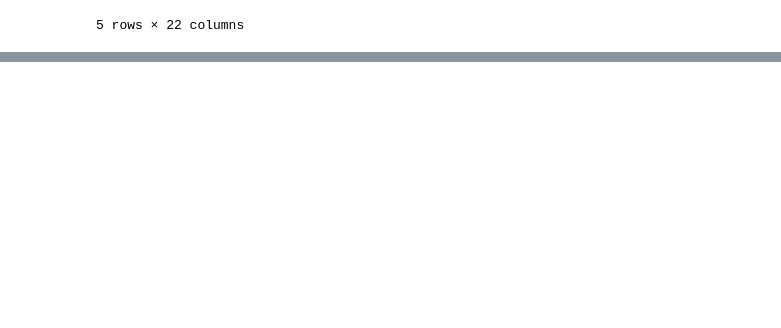
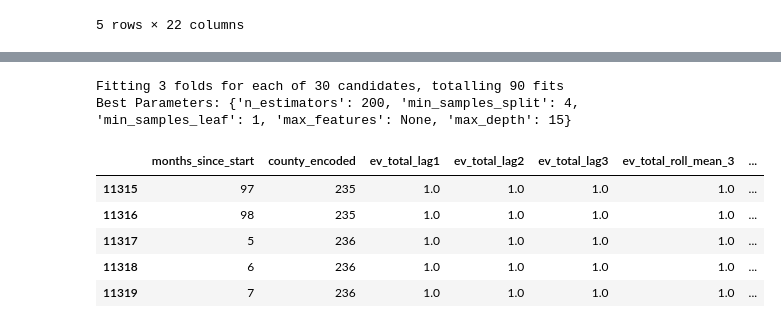
Before and after one commit to VijayKumar203/EV-Charging-Demand-Predictor, a Jupyter notebook: Week-2/EV_Charging_Demand_Prediction.ipynb, the cells around one changed output, grey strips where cells are left out. Cells and saved outputs as stored; diff of their text form; code cells hidden in the pictures; blank space fills up the shorter version.

```diff
--- a/Week-2/EV_Charging_Demand_Prediction.ipynb
+++ b/Week-2/EV_Charging_Demand_Prediction.ipynb
@@ -345,0 +390,34 @@ X.shape
+# %%
+# Define param distribution
+param_dist = {
+    'n_estimators': [100, 150, 200, 250],
+    'max_depth': [None, 5, 10, 15],
+    'min_samples_split': [2, 4, 6, 8],
+    'min_samples_leaf': [1, 2, 3],
+    'max_features': ['sqrt', 'log2', None]
+}
+
+# Base model
+rf = RandomForestRegressor(random_state=42)
+
+# Randomized Search
+random_search = RandomizedSearchCV(
+    estimator=rf,
+    param_distributions=param_dist,
+    n_iter=30,  # 30 random combos
+    scoring='r2',
+    cv=3,
+    n_jobs=-1,
+    verbose=1,
+    random_state=42
+)
+
+# Fit model
+random_search.fit(X_train, y_train)
+
+# Best model
+model = random_search.best_estimator_
+print("Best Parameters:", random_search.best_params_)
+# %% [output]
+Fitting 3 folds for each of 30 candidates, totalling 90 fits
+Best Parameters: {'n_estimators': 200, 'min_samples_split': 4, 'min_samples_leaf': 1, 'max_features': None, 'max_depth': 15}
@@ -345,0 +427,9 @@ X.shape
+# %%
+X_test.head()
+# %% [output]
+|  | months_since_start | county_encoded | ev_total_lag1 | ev_total_lag2 | ev_total_lag3 | ev_total_roll_mean_3 | ... |
+| 11315 | 97 | 235 | 1.0 | 1.0 | 1.0 | 1.0 | ... |
+| 11316 | 98 | 235 | 1.0 | 1.0 | 1.0 | 1.0 | ... |
+| 11317 | 5 | 236 | 1.0 | 1.0 | 1.0 | 1.0 | ... |
+| 11318 | 6 | 236 | 1.0 | 1.0 | 1.0 | 1.0 | ... |
+| 11319 | 7 | 236 | 1.0 | 1.0 | 1.0 | 1.0 | ... |
```
Also changed, not shown: parts of 27 cells of this notebook, 1 other file.
